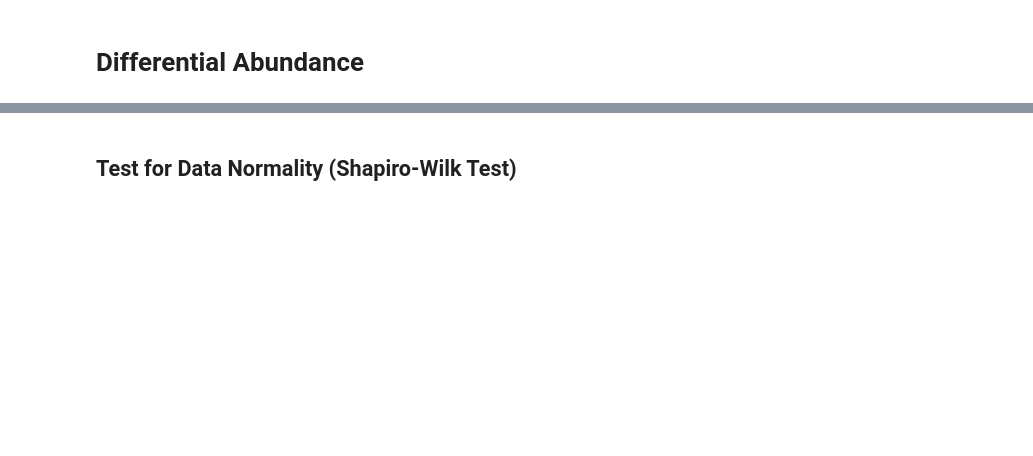
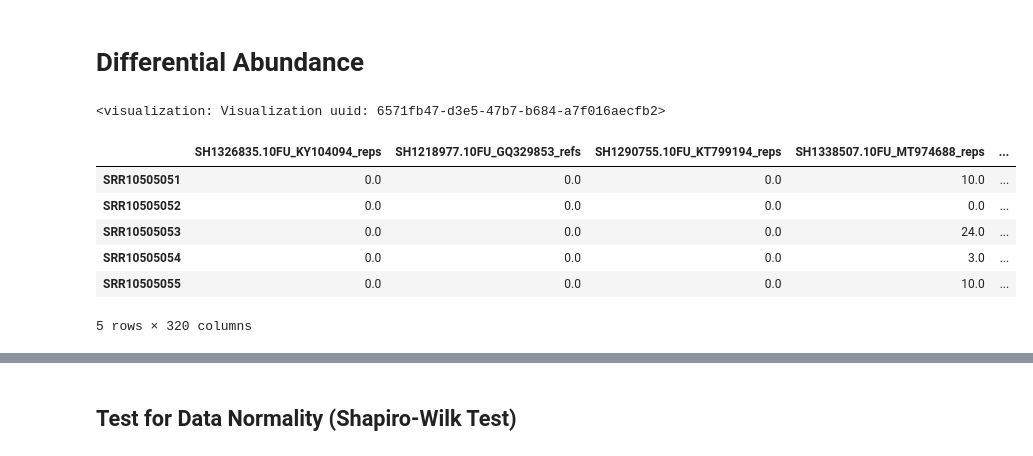
Before and after one commit to marie3003/pundemic, a Jupyter notebook: w7_differential_abundance.ipynb, the cells around one changed output, grey strips where cells are left out. Cells and saved outputs as stored; diff of their text form; code cells hidden in the pictures; blank space fills up the shorter version.

```diff
--- a/w7_differential_abundance.ipynb
+++ b/w7_differential_abundance.ipynb
@@ -14,4 +14,8 @@ import numpy as np
 # %%
 data_dir = 'data/'
 data_dir_diff = 'data/differential_abundance/'
+# %%
+Visualization.load(f"{data_dir}/closed_reference_cluster/table-filtered.qzv")
+# %% [output]
+<visualization: Visualization uuid: 6571fb47-d3e5-47b7-b684-a7f016aecfb2>
 # %%
@@ -19,3 +23,13 @@ data = q2.Artifact.load(f'{data_dir}/closed_reference_cluster/cr90_feature_table
+# %%
+data.head()
+# %% [output]
+|  | SH1326835.10FU_KY104094_reps | SH1218977.10FU_GQ329853_refs | SH1290755.10FU_KT799194_reps | SH1338507.10FU_MT974688_reps | ... |
+| SRR10505051 | 0.0 | 0.0 | 0.0 | 10.0 | ... |
+| SRR10505052 | 0.0 | 0.0 | 0.0 | 0.0 | ... |
+| SRR10505053 | 0.0 | 0.0 | 0.0 | 24.0 | ... |
+| SRR10505054 | 0.0 | 0.0 | 0.0 | 3.0 | ... |
+| SRR10505055 | 0.0 | 0.0 | 0.0 | 10.0 | ... |
+5 rows × 320 columns
 # %%
 top_three = data[data.sum()[:3].index]
 top_three.columns
```
Also changed, not shown: parts of 41 cells of this notebook, 15 other files.
